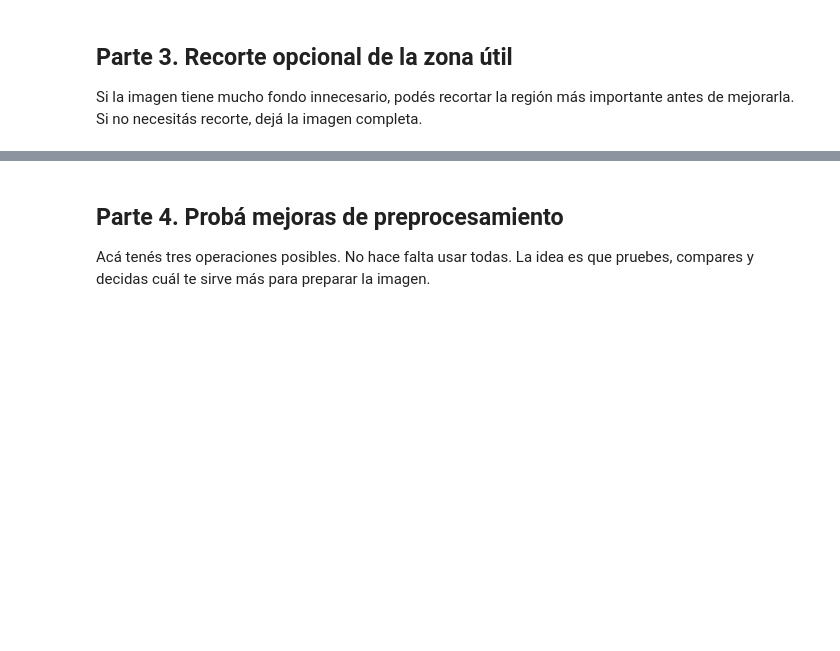
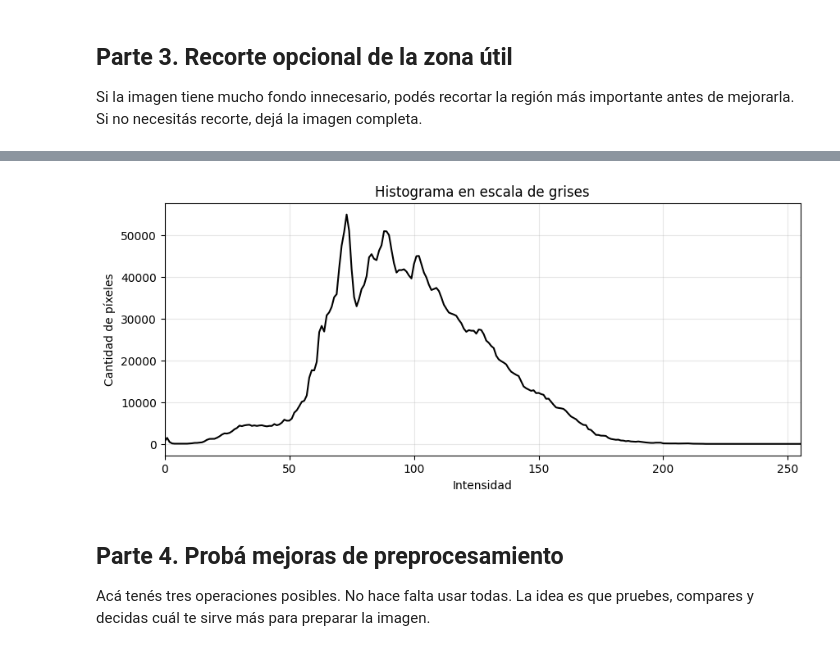
Before and after one commit to cmpatriciov08-collab/Patricio-Velasquez-Christian-PDI-1c-2026, a Jupyter notebook: 004/003 - LAB/2026_PDI_PATRICIO_VELASQUEZ_CHRISTIAN_007- recuperacion y preprocesamiento de imagenes propias.ipynb, the cells around one changed output, grey strips where cells are left out. Cells and saved outputs as stored; diff of their text form; code cells hidden in the pictures; blank space fills up the shorter version.

```diff
--- a/004/003 - LAB/2026_PDI_PATRICIO_VELASQUEZ_CHRISTIAN_007- recuperacion y preprocesamiento de imagenes propias.ipynb
+++ b/004/003 - LAB/2026_PDI_PATRICIO_VELASQUEZ_CHRISTIAN_007- recuperacion y preprocesamiento de imagenes propias.ipynb
@@ -138,3 +160,7 @@ NameError: name 'imagen_original' is not defined
+# %%
+mostrar_histograma_gris(imagen_recortada)
+# %% [output]
+[figure, added]
 # %% [markdown]
 ## Parte 4. Probá mejoras de preprocesamiento
 
```
Also changed, not shown: parts of 8 cells of this notebook, 4 other files.
